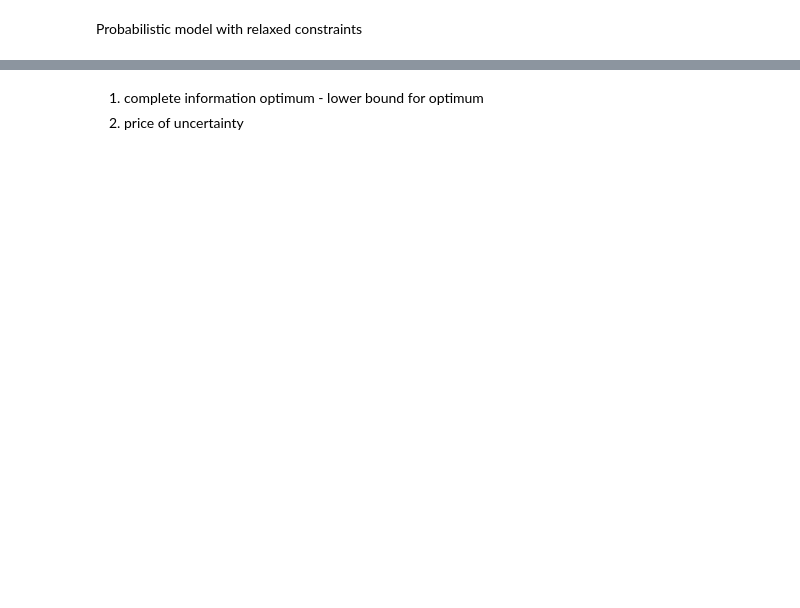
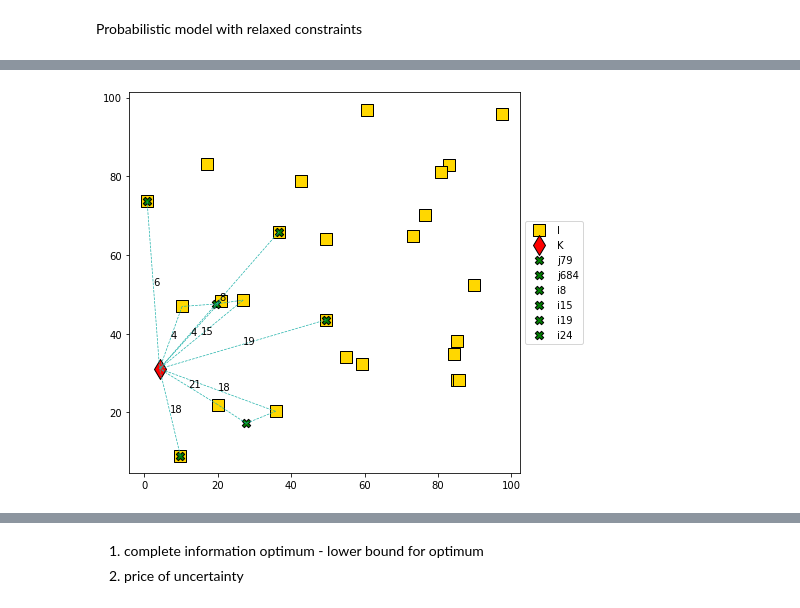
Before and after one commit to petrenaa/Master_Thesis_Drone_Specimen_Delivery, a Jupyter notebook: Specimen Delivery Project.ipynb, the cells around one changed output, grey strips where cells are left out. Cells and saved outputs as stored; diff of their text form; code cells hidden in the pictures; blank space fills up the shorter version.

Commit message:
Add prob relax model and det_relax

```diff
--- a/Specimen Delivery Project.ipynb
+++ b/Specimen Delivery Project.ipynb
@@ -657,0 +653,4 @@ SolutionGraph(I, K, J, model_prob_rel)
+# %%
+SolutionGraph(I, K, J, model_prob)
+# %% [output]
+[figure, added]
```
Also changed, not shown: parts of 25 cells of this notebook.
